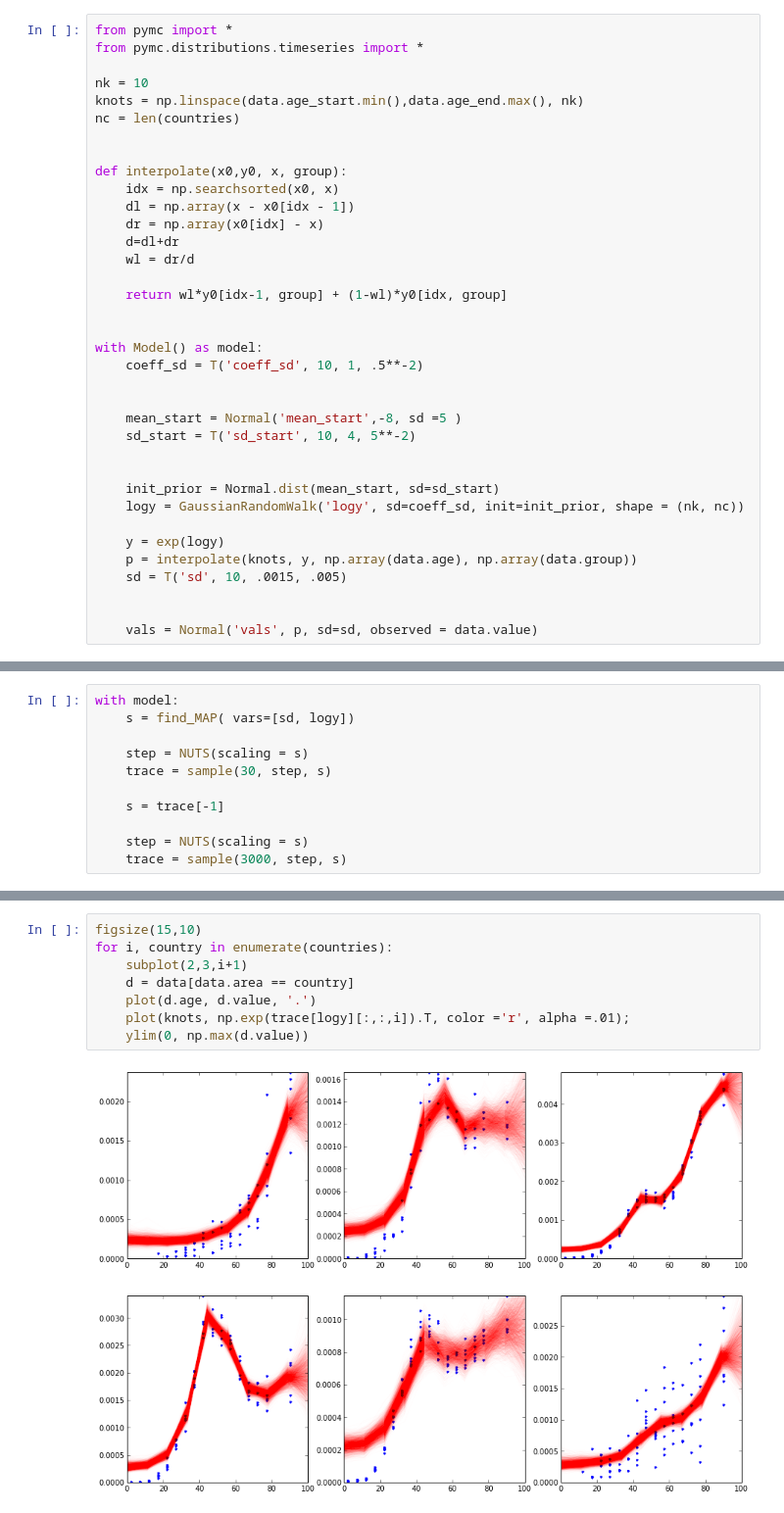
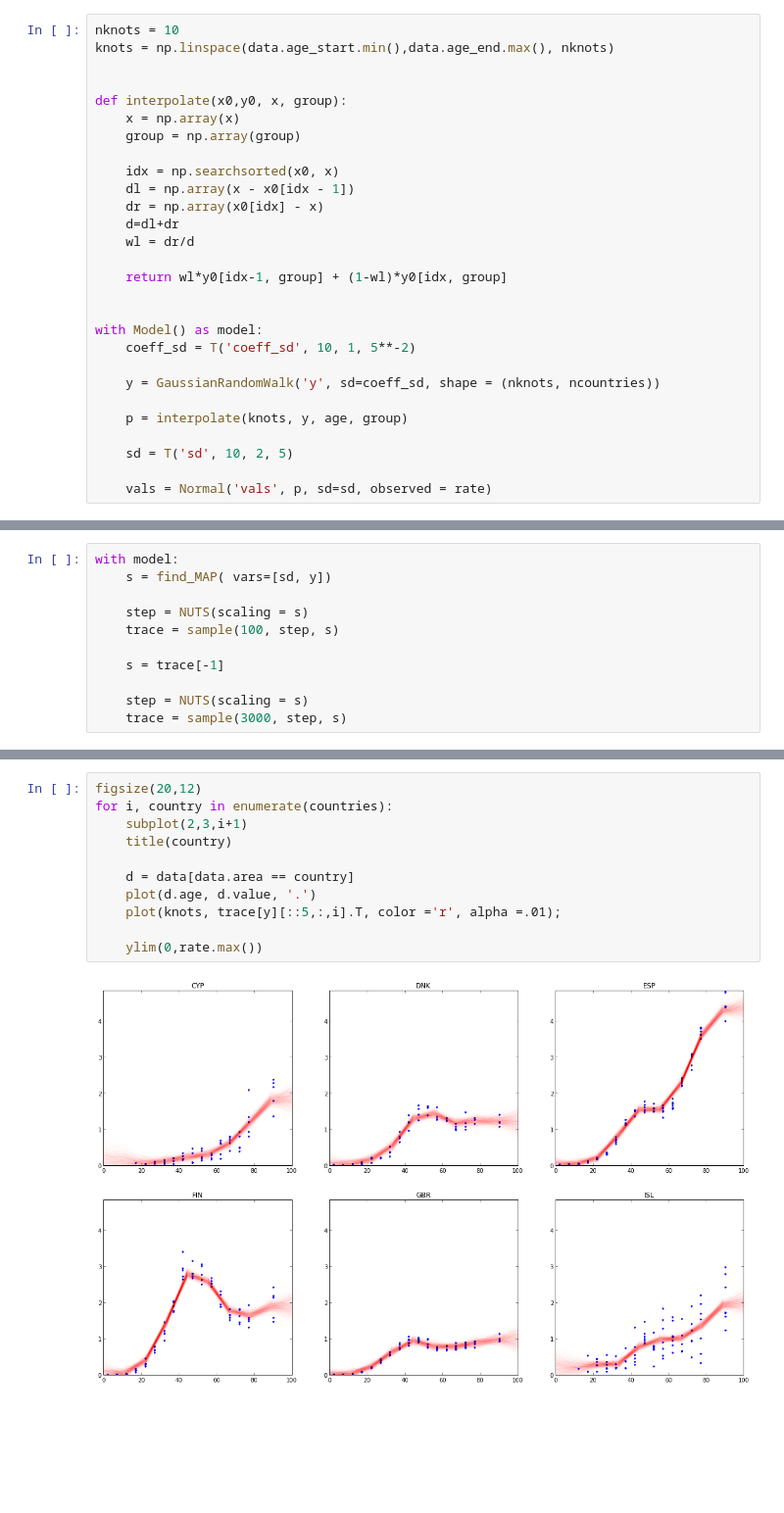
Before and after one commit to pymc-devs/pymc, a Jupyter notebook: pymc/examples/GHME 2013.ipynb, the cells around one changed output, grey strips where cells are left out. Shown at 98% size. Drawn from its saved outputs; the diff is of its cells as text; blank space fills up the shorter version.

```diff
--- a/pymc/examples/GHME 2013.ipynb
+++ b/pymc/examples/GHME 2013.ipynb
@@ -12,13 +31,12 @@ data['group'] = groups
 # %%
-from pymc import *
-from pymc.distributions.timeseries import *
-
-nk = 10
-knots = np.linspace(data.age_start.min(),data.age_end.max(), nk)
-nc = len(countries)
+nknots = 10
+knots = np.linspace(data.age_start.min(),data.age_end.max(), nknots)
 
 
 def interpolate(x0,y0, x, group):
+    x = np.array(x)
+    group = np.array(group)
+
     idx = np.searchsorted(x0, x)
     dl = np.array(x - x0[idx - 1])
     dr = np.array(x0[idx] - x)
@@ -29,19 +47,12 @@ def interpolate(x0,y0, x, group):
 
 
 with Model() as model:
-    coeff_sd = T('coeff_sd', 10, 1, .5**-2)
+    coeff_sd = T('coeff_sd', 10, 1, 5**-2)
 
+    y = GaussianRandomWalk('y', sd=coeff_sd, shape = (nknots, ncountries))
 
-    mean_start = Normal('mean_start',-8, sd =5 )
-    sd_start = T('sd_start', 10, 4, 5**-2)
+    p = interpolate(knots, y, age, group)
 
+    sd = T('sd', 10, 2, 5)
 
-    init_prior = Normal.dist(mean_start, sd=sd_start)
-    logy = GaussianRandomWalk('logy', sd=coeff_sd, init=init_prior, shape = (nk, nc))
-
-    y = exp(logy)
-    p = interpolate(knots, y, np.array(data.age), np.array(data.group))
-    sd = T('sd', 10, .0015, .005)
-
-
-    vals = Normal('vals', p, sd=sd, observed = data.value)
+    vals = Normal('vals', p, sd=sd, observed = rate)
@@ -48,9 +62,9 @@ with Model() as model:
 # %%
 with model:
-    s = find_MAP( vars=[sd, logy])
+    s = find_MAP( vars=[sd, y])
 
     step = NUTS(scaling = s)
-    trace = sample(30, step, s)
+    trace = sample(100, step, s)
 
     s = trace[-1]
 
@@ -61,11 +75,14 @@ with model:
 # %%
-figsize(15,10)
+figsize(20,12)
 for i, country in enumerate(countries):
     subplot(2,3,i+1)
+    title(country)
+
     d = data[data.area == country]
     plot(d.age, d.value, '.')
-    plot(knots, np.exp(trace[logy][:,:,i]).T, color ='r', alpha =.01);
-    ylim(0, np.max(d.value))
+    plot(knots, trace[y][::5,:,i].T, color ='r', alpha =.01);
+
+    ylim(0,rate.max())
 # %% [output]
-[figure, old version]
+[figure, new version]
 # %%
```
Also changed, not shown: parts of 9 cells of this notebook, 4 other files.
